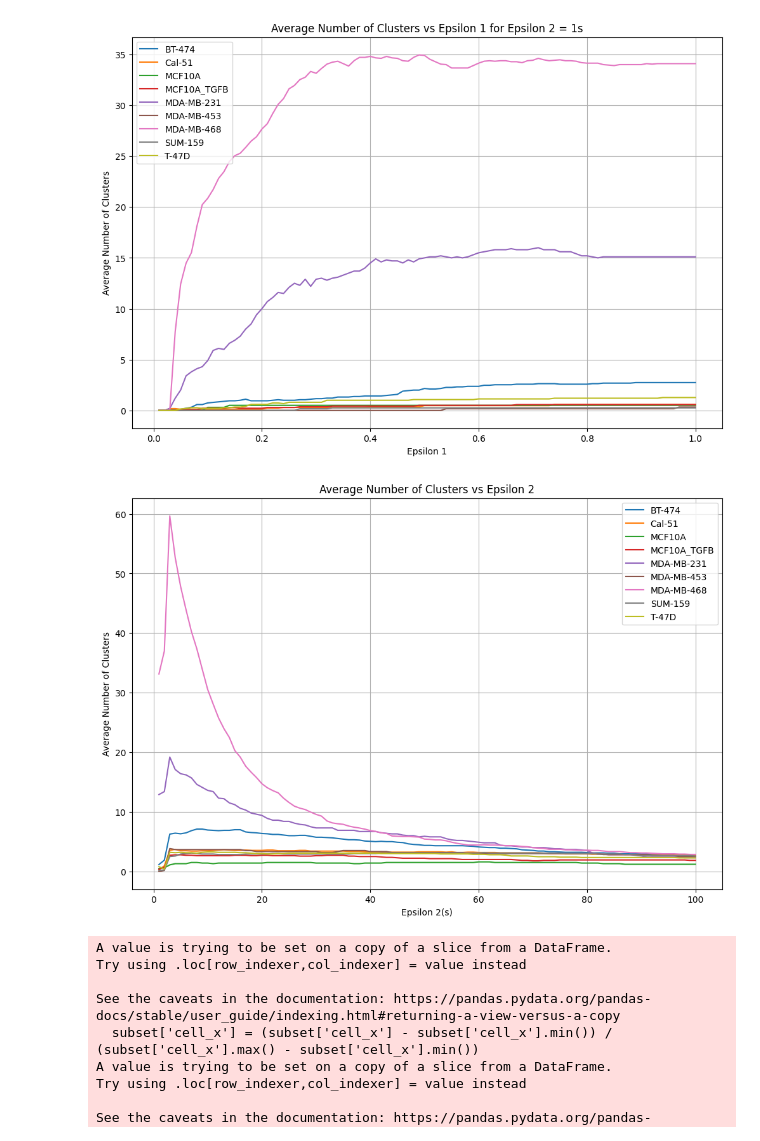
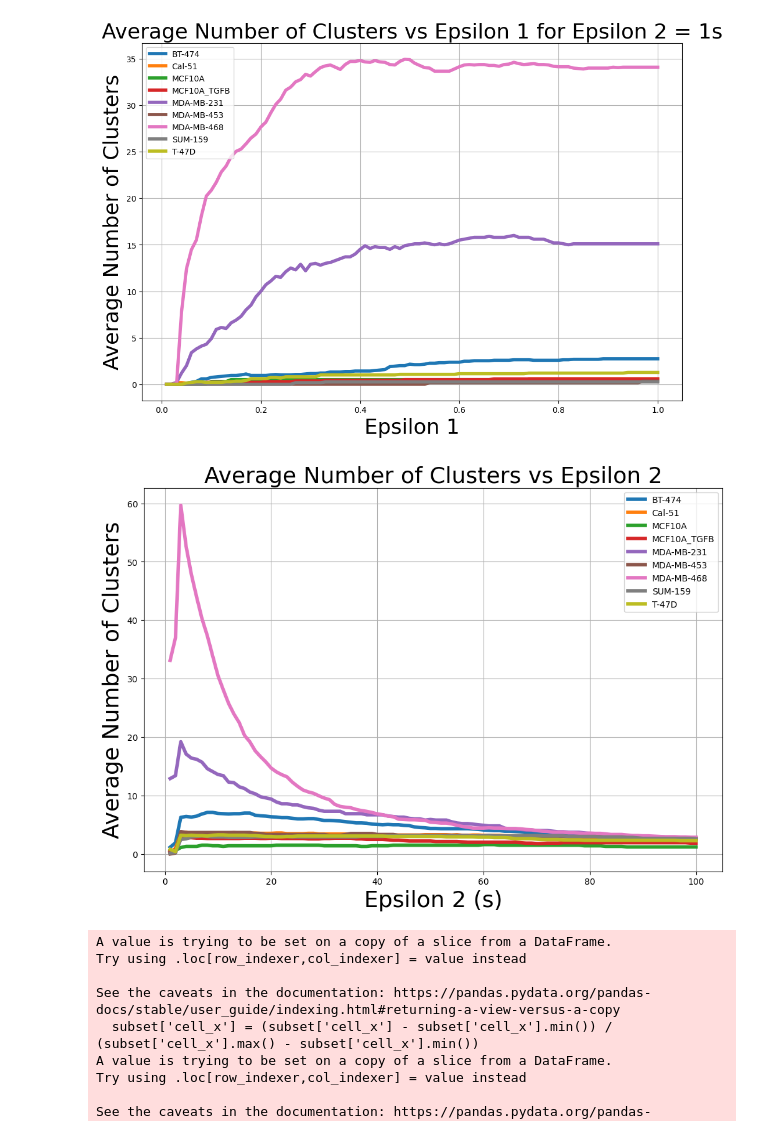
Before and after one commit to Breast-cancer-analysis/ST-DBSCAN, a Jupyter notebook: spatempanalysis.ipynb, the cells around one changed output. Cells and saved outputs as stored; diff of their text form; code cells hidden in the pictures.

```diff
--- a/spatempanalysis.ipynb
+++ b/spatempanalysis.ipynb
@@ -40,38 +40,39 @@ for filename in os.listdir(directory):
         file_path = os.path.join(directory, filename)
         cell_type = os.path.splitext(filename)[0] # Extract the cell type from the file name
         data = pd.read_csv(file_path)
 
         # Normalize cell_x and cell_y coordinates
         scaler = MinMaxScaler()
         data[['cell_x', 'cell_y']] = scaler.fit_transform(data[['cell_x', 'cell_y']])
 
         avg_num_clusters = []
         eps1_values = np.arange(0.01, 1.01, 0.01) # Initialise range of epsilon 1 values
 
         for eps1 in eps1_values:
             num_clusters_for_eps1 = []
             for slip_area in data['slip_area'].unique(): # Conduct ST-DBSCAN for each slip area
                 subset = data[data['slip_area'] == slip_area]
                 st_dbscan = ST_DBSCAN(eps1=eps1, eps2=1, min_samples=6) # Change epsilon values
                 time_coord_values = subset[['Event_time', 'cell_x', 'cell_y']]
                 st_dbscan.fit(time_coord_values)
                 cluster_labels = st_dbscan.labels
                 num_clusters_for_eps1.append(len(np.unique(cluster_labels[cluster_labels != -1])))
 
             avg_num_clusters_for_eps1 = np.mean(num_clusters_for_eps1)
             avg_num_clusters.append(avg_num_clusters_for_eps1)
 
         # Plot the values for each cell type on the same graph
-        plt.plot(eps1_values, avg_num_clusters, label=cell_type)
+        plt.plot(eps1_values, avg_num_clusters, label=cell_type, linewidth=4)
 
-plt.title('Average Number of Clusters vs Epsilon 1 for Epsilon 2 = 1s')
-plt.xlabel('Epsilon 1')
-plt.ylabel('Average Number of Clusters')
+plt.title('Average Number of Clusters vs Epsilon 1 for Epsilon 2 = 1s', fontsize=26)
+plt.xlabel('Epsilon 1', fontsize=26)
+plt.ylabel('Average Number of Clusters', fontsize=26)
+plt.legend(fontsize=26)
 plt.grid(True)
 plt.legend()
 plt.show()
 # %% [output]
-[figure, old version]
+[figure, new version]
 # %%
 # Produce a graph to plot Average Cluster Number against Epsilon 2 Values between 1 and 100
 plt.figure(figsize=(12, 8))
@@ -105,16 +106,17 @@ for filename in os.listdir(directory):
             avg_num_clusters.append(avg_num_clusters_for_eps2)
 
         # Plot the values for each cell type on the same graph
-        plt.plot(eps2_values, avg_num_clusters, label=cell_type)
+        plt.plot(eps2_values, avg_num_clusters, label=cell_type, linewidth=4)
 
-plt.title('Average Number of Clusters vs Epsilon 2')
-plt.xlabel('Epsilon 2(s)')
-plt.ylabel('Average Number of Clusters')
+plt.title('Average Number of Clusters vs Epsilon 2', fontsize=26)
+plt.xlabel('Epsilon 2 (s)', fontsize=26)
+plt.ylabel('Average Number of Clusters', fontsize=26)
+plt.legend(fontsize=26)
 plt.grid(True)
 plt.legend()
 plt.show()
 # %% [output]
-[figure, old version]
+[figure, new version]
 # %%
 # Plot all cells displaying events and cluster
 def plot(coord_values, labels):
```
